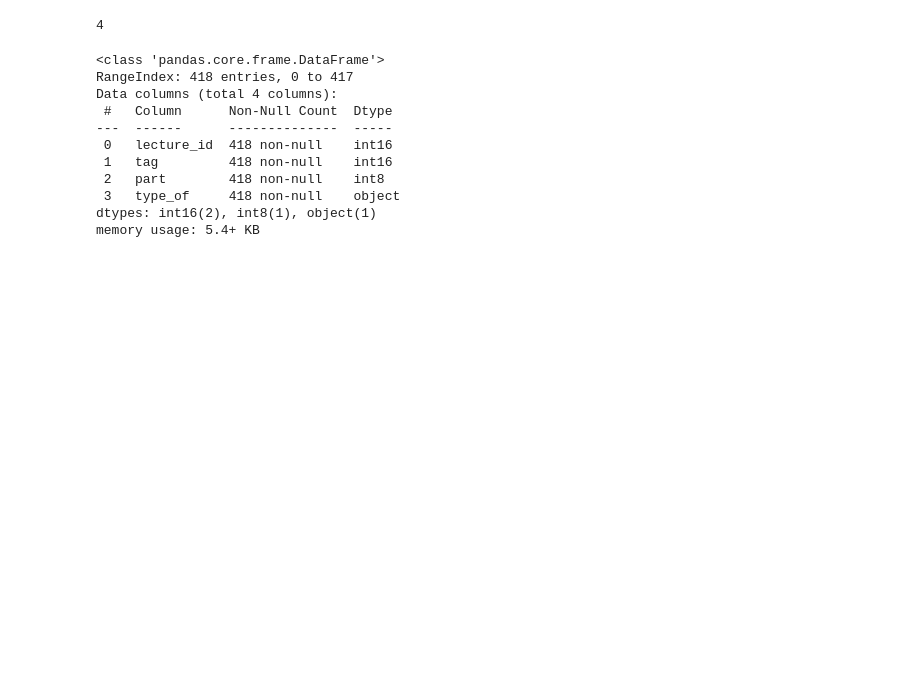
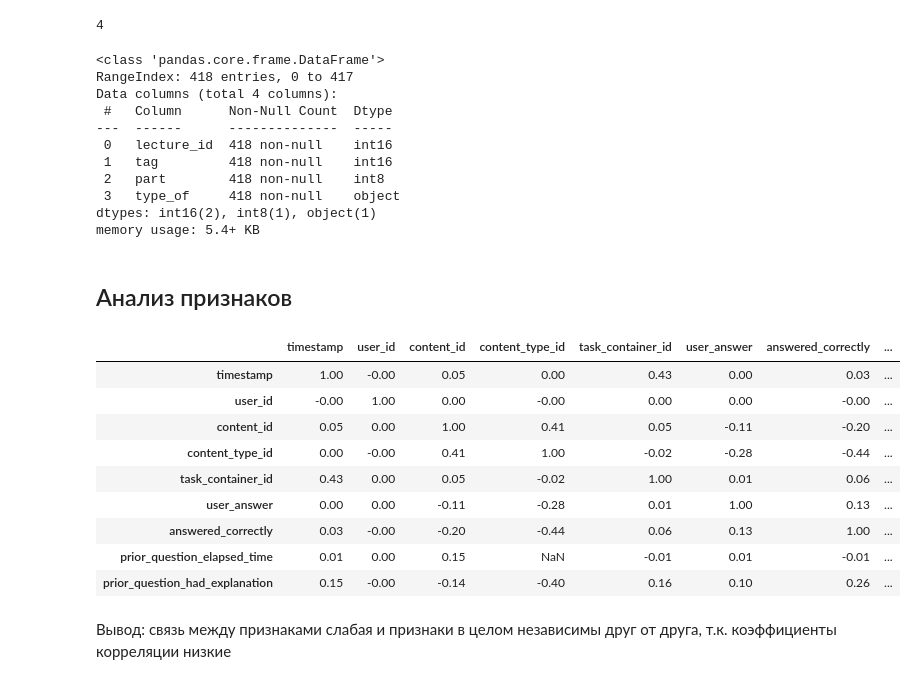
Before and after one commit to IliaBeliakov/HW2-Python_Base_Pandas, a Jupyter notebook: HW - Python Base - Pandas.ipynb, the cells around one changed output. Cells and saved outputs as stored; diff of their text form; code cells hidden in the pictures; blank space fills up the shorter version.

```diff
--- a/HW - Python Base - Pandas.ipynb
+++ b/HW - Python Base - Pandas.ipynb
@@ -334,3 +334,20 @@ Data columns (total 4 columns):
  3   type_of     418 non-null    object
 dtypes: int16(2), int8(1), object(1)
 memory usage: 5.4+ KB
+# %% [markdown]
+## Анализ признаков
+# %%
+df_train.corr()
+# %% [output]
+|  | timestamp | user_id | content_id | content_type_id | task_container_id | user_answer | answered_correctly | ... |
+| timestamp | 1.00 | -0.00 | 0.05 | 0.00 | 0.43 | 0.00 | 0.03 | ... |
+| user_id | -0.00 | 1.00 | 0.00 | -0.00 | 0.00 | 0.00 | -0.00 | ... |
+| content_id | 0.05 | 0.00 | 1.00 | 0.41 | 0.05 | -0.11 | -0.20 | ... |
+| content_type_id | 0.00 | -0.00 | 0.41 | 1.00 | -0.02 | -0.28 | -0.44 | ... |
+| task_container_id | 0.43 | 0.00 | 0.05 | -0.02 | 1.00 | 0.01 | 0.06 | ... |
+| user_answer | 0.00 | 0.00 | -0.11 | -0.28 | 0.01 | 1.00 | 0.13 | ... |
+| answered_correctly | 0.03 | -0.00 | -0.20 | -0.44 | 0.06 | 0.13 | 1.00 | ... |
+| prior_question_elapsed_time | 0.01 | 0.00 | 0.15 | NaN | -0.01 | 0.01 | -0.01 | ... |
+| prior_question_had_explanation | 0.15 | -0.00 | -0.14 | -0.40 | 0.16 | 0.10 | 0.26 | ... |
+# %% [markdown]
+Вывод: связь между признаками слабая и признаки в целом независимы друг от друга, т.к. коэффициенты корреляции низкие
```
